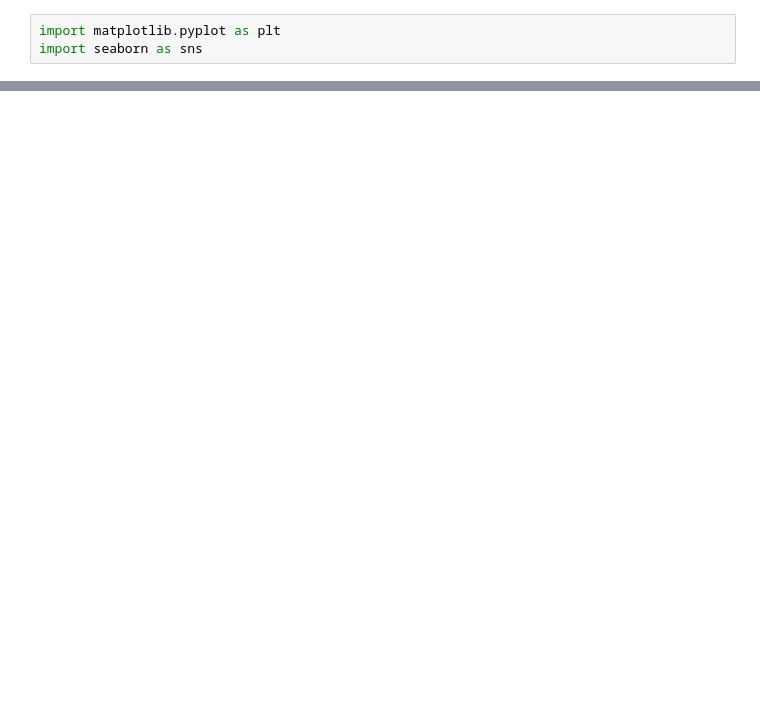
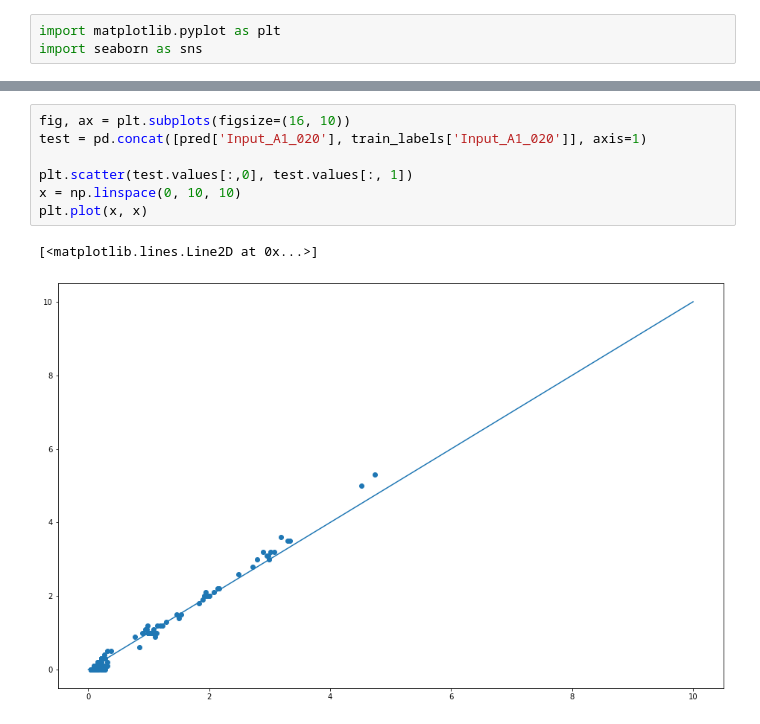
Before and after one commit to r05323028/imbd2020, a Jupyter notebook: experiment_training.ipynb, the cells around one changed output, grey strips where cells are left out. Saved outputs shown, nothing was run; the diff lists cells and outputs as text; blank space fills up the shorter version.

```diff
--- a/experiment_training.ipynb
+++ b/experiment_training.ipynb
@@ -161,0 +161,10 @@ sns.heatmap(np.abs(test.filter(regex='(Input_A[2-3]_[0-9]+|Input_A1_020)').corr(
+# %%
+fig, ax = plt.subplots(figsize=(16, 10))
+test = pd.concat([pred['Input_A1_020'], train_labels['Input_A1_020']], axis=1)
+
+plt.scatter(test.values[:,0], test.values[:, 1])
+x = np.linspace(0, 10, 10)
+plt.plot(x, x)
+# %% [output]
+[<matplotlib.lines.Line2D at 0x...>]
+[figure, added]
```
Also changed, not shown: parts of 14 cells of this notebook, 3 other files.
